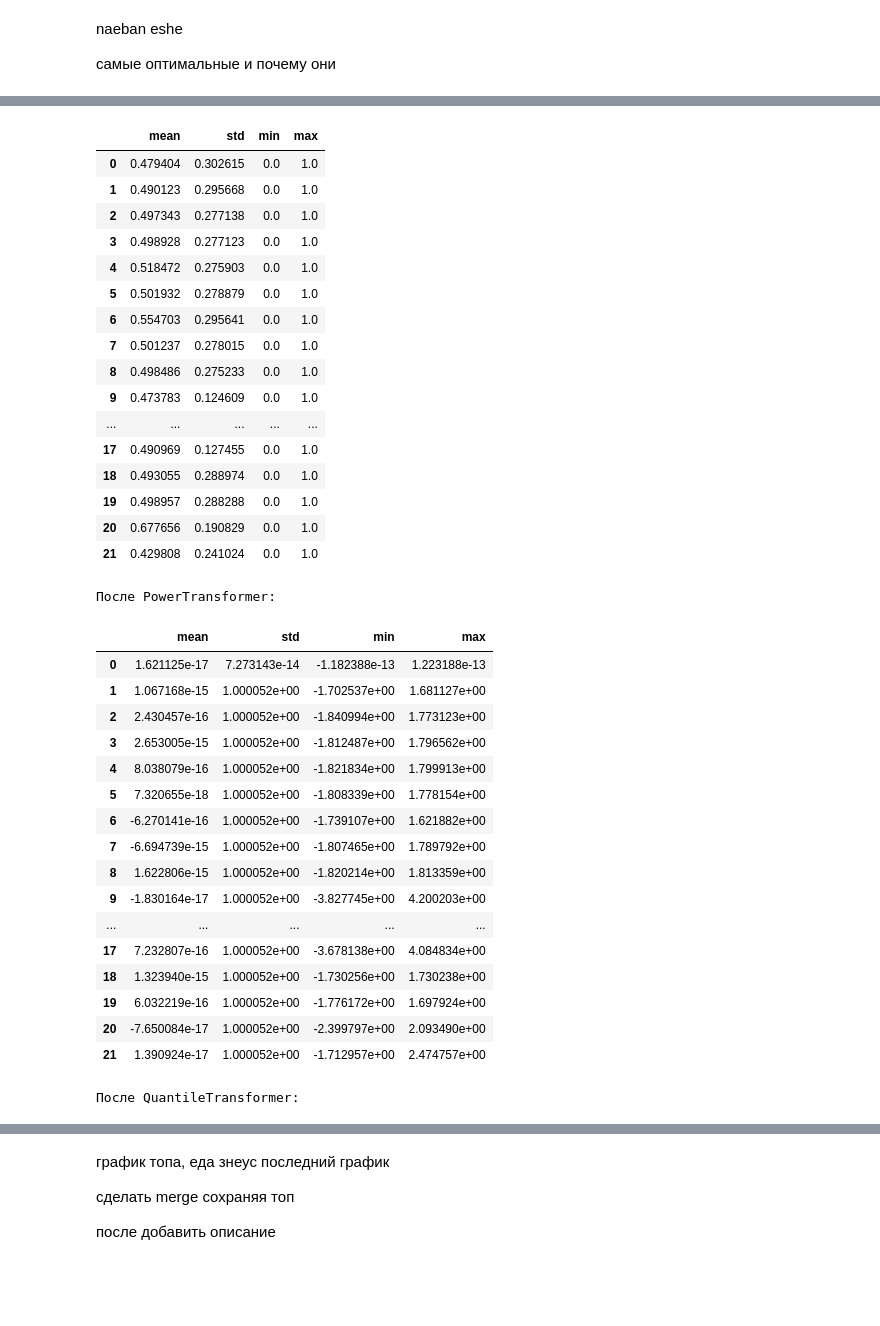
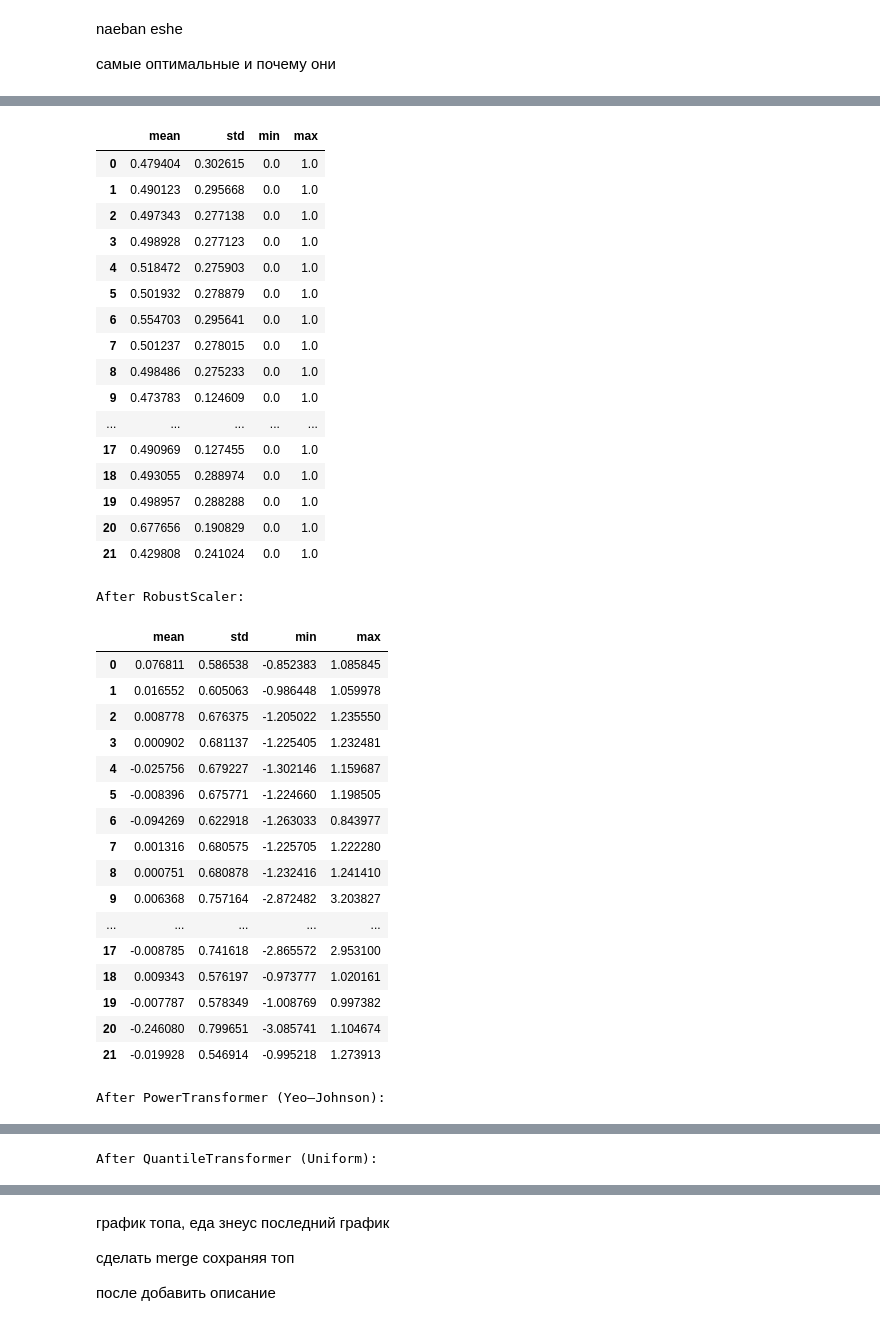
Before and after one commit to frtndmd/iau_Kosharova_Oliinyk_67, a Jupyter notebook: src/ver2.ipynb, the cells around one changed output, grey strips where cells are left out. Saved outputs shown, nothing was run; the diff lists cells and outputs as text; code cells hidden in the pictures; blank space fills up the shorter version.

```diff
--- a/src/ver2.ipynb
+++ b/src/ver2.ipynb
@@ -1123,22 +1125,26 @@ station, patient???
 
 copy preprocess faza 1
 # %%
-from sklearn.preprocessing import StandardScaler, MinMaxScaler, PowerTransformer, QuantileTransformer
-import pandas as pd
+from sklearn.preprocessing import PolynomialFeatures
 
-# StandardScaler
 scaler_std = StandardScaler()
 X_train_std = scaler_std.fit_transform(X_train)
 
-# MinMaxScaler
 scaler_mm = MinMaxScaler()
 X_train_mm = scaler_mm.fit_transform(X_train)
 
-# PowerTransformer (Box-Cox/Yeo-Johnson)
+poly = PolynomialFeatures(degree=2, include_bias=False)
+X_train_poly = poly.fit_transform(X_train)
+
+robust_scaler = RobustScaler()
+X_train_robust = robust_scaler.fit_transform(X_train)
+
+normalizer = Normalizer()
+X_train_norm = normalizer.fit_transform(X_train)
+
 pt = PowerTransformer()
 X_train_pt = pt.fit_transform(X_train)
 
-# QuantileTransformer (преобразует к равномерному распределению)
 qt = QuantileTransformer(output_distribution='uniform')
 X_train_qt = qt.fit_transform(X_train)
 # %% [markdown]
@@ -1146,22 +1152,33 @@ naeban eshe
 
 самые оптимальные и почему они
 # %%
-import numpy as np
-
-# Сравним распределение до и после масштабирования
-print("Оригинальные данные:")
+# Original data
+print("Original data:")
 display(pd.DataFrame(X_train).describe().T[['mean', 'std', 'min', 'max']])
 
-print("\nПосле StandardScaler:")
+# StandardScaler
+print("\nAfter StandardScaler:")
 display(pd.DataFrame(X_train_std).describe().T[['mean', 'std', 'min', 'max']])
 
-print("\nПосле MinMaxScaler:")
+# MinMaxScaler
+print("\nAfter MinMaxScaler:")
 display(pd.DataFrame(X_train_mm).describe().T[['mean', 'std', 'min', 'max']])
 
-# Проверим PowerTransformer и QuantileTransformer
-print("\nПосле PowerTransformer:")
+# RobustScaler
+print("\nAfter RobustScaler:")
+display(pd.DataFrame(X_train_robust).describe().T[['mean', 'std', 'min', 'max']])
+
+# PowerTransformer
+print("\nAfter PowerTransformer (Yeo–Johnson):")
 display(pd.DataFrame(X_train_pt).describe().T[['mean', 'std', 'min', 'max']])
 
-print("\nПосле QuantileTransformer:")
+# QuantileTransformer
+print("\nAfter QuantileTransformer (Uniform):")
 display(pd.DataFrame(X_train_qt).describe().T[['mean', 'std', 'min', 'max']])
+
+# PolynomialFeatures
+print("\nAfter PolynomialFeatures (degree=2):")
+poly_df = pd.DataFrame(X_train_poly)
+print("Data shape after PolynomialFeatures:", poly_df.shape)
+display(poly_df.describe().T[['mean', 'std', 'min', 'max']].head(10))
 # %% [output]
@@ -1205,37 +1222,37 @@ display(pd.DataFrame(X_train_qt).describe().T[['mean', 'std', 'min', 'max']])
 |  | mean | std | min | max |
 | 0 | 0.479404 | 0.302615 | 0.0 | 1.0 |
 | 1 | 0.490123 | 0.295668 | 0.0 | 1.0 |
 | 2 | 0.497343 | 0.277138 | 0.0 | 1.0 |
 | 3 | 0.498928 | 0.277123 | 0.0 | 1.0 |
 | 4 | 0.518472 | 0.275903 | 0.0 | 1.0 |
 | 5 | 0.501932 | 0.278879 | 0.0 | 1.0 |
 | 6 | 0.554703 | 0.295641 | 0.0 | 1.0 |
 | 7 | 0.501237 | 0.278015 | 0.0 | 1.0 |
 | 8 | 0.498486 | 0.275233 | 0.0 | 1.0 |
 | 9 | 0.473783 | 0.124609 | 0.0 | 1.0 |
 | ... | ... | ... | ... | ... |
 | 17 | 0.490969 | 0.127455 | 0.0 | 1.0 |
 | 18 | 0.493055 | 0.288974 | 0.0 | 1.0 |
 | 19 | 0.498957 | 0.288288 | 0.0 | 1.0 |
 | 20 | 0.677656 | 0.190829 | 0.0 | 1.0 |
 | 21 | 0.429808 | 0.241024 | 0.0 | 1.0 |
-После PowerTransformer:
+After RobustScaler:
 |  | mean | std | min | max |
-| 0 | 1.621125e-17 | 7.273143e-14 | -1.182388e-13 | 1.223188e-13 |
-| 1 | 1.067168e-15 | 1.000052e+00 | -1.702537e+00 | 1.681127e+00 |
-| 2 | 2.430457e-16 | 1.000052e+00 | -1.840994e+00 | 1.773123e+00 |
-| 3 | 2.653005e-15 | 1.000052e+00 | -1.812487e+00 | 1.796562e+00 |
-| 4 | 8.038079e-16 | 1.000052e+00 | -1.821834e+00 | 1.799913e+00 |
-| 5 | 7.320655e-18 | 1.000052e+00 | -1.808339e+00 | 1.778154e+00 |
-| 6 | -6.270141e-16 | 1.000052e+00 | -1.739107e+00 | 1.621882e+00 |
-| 7 | -6.694739e-15 | 1.000052e+00 | -1.807465e+00 | 1.789792e+00 |
-| 8 | 1.622806e-15 | 1.000052e+00 | -1.820214e+00 | 1.813359e+00 |
-| 9 | -1.830164e-17 | 1.000052e+00 | -3.827745e+00 | 4.200203e+00 |
+| 0 | 0.076811 | 0.586538 | -0.852383 | 1.085845 |
+| 1 | 0.016552 | 0.605063 | -0.986448 | 1.059978 |
+| 2 | 0.008778 | 0.676375 | -1.205022 | 1.235550 |
+| 3 | 0.000902 | 0.681137 | -1.225405 | 1.232481 |
+| 4 | -0.025756 | 0.679227 | -1.302146 | 1.159687 |
+| 5 | -0.008396 | 0.675771 | -1.224660 | 1.198505 |
+| 6 | -0.094269 | 0.622918 | -1.263033 | 0.843977 |
+| 7 | 0.001316 | 0.680575 | -1.225705 | 1.222280 |
+| 8 | 0.000751 | 0.680878 | -1.232416 | 1.241410 |
+| 9 | 0.006368 | 0.757164 | -2.872482 | 3.203827 |
 | ... | ... | ... | ... | ... |
-| 17 | 7.232807e-16 | 1.000052e+00 | -3.678138e+00 | 4.084834e+00 |
-| 18 | 1.323940e-15 | 1.000052e+00 | -1.730256e+00 | 1.730238e+00 |
-| 19 | 6.032219e-16 | 1.000052e+00 | -1.776172e+00 | 1.697924e+00 |
-| 20 | -7.650084e-17 | 1.000052e+00 | -2.399797e+00 | 2.093490e+00 |
-| 21 | 1.390924e-17 | 1.000052e+00 | -1.712957e+00 | 2.474757e+00 |
+| 17 | -0.008785 | 0.741618 | -2.865572 | 2.953100 |
+| 18 | 0.009343 | 0.576197 | -0.973777 | 1.020161 |
+| 19 | -0.007787 | 0.578349 | -1.008769 | 0.997382 |
+| 20 | -0.246080 | 0.799651 | -3.085741 | 1.104674 |
+| 21 | -0.019928 | 0.546914 | -0.995218 | 1.273913 |
-После QuantileTransformer:
+After PowerTransformer (Yeo–Johnson):
 |  | mean | std | min | max |
@@ -1257,0 +1275 @@ display(pd.DataFrame(X_train_qt).describe().T[['mean', 'std', 'min', 'max']])
+After QuantileTransformer (Uniform):
```
Also changed, not shown: parts of 8 cells of this notebook, 1 other file.
